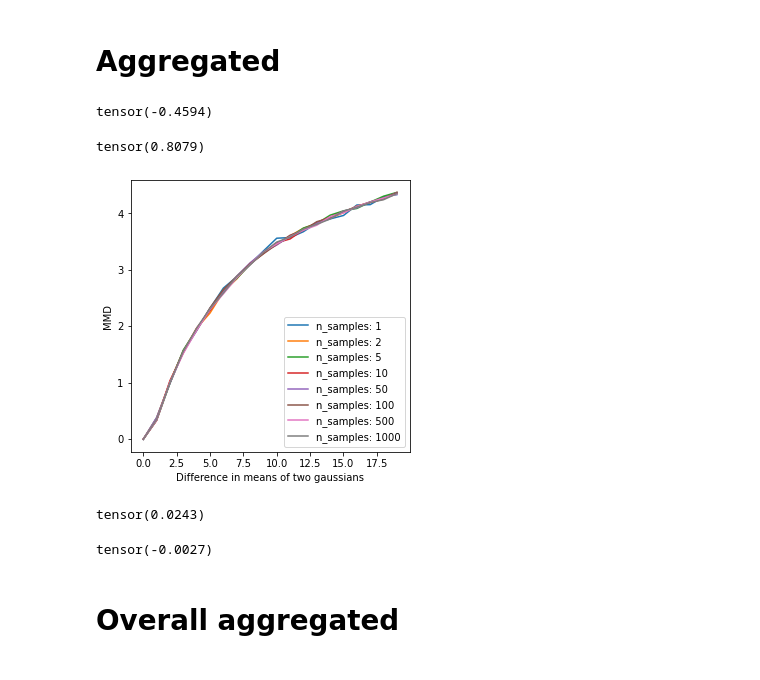
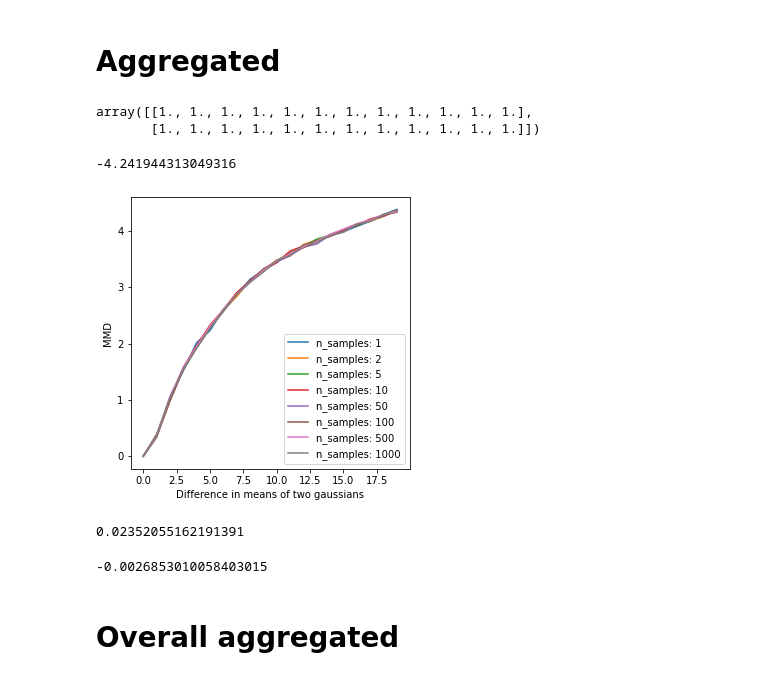
Before and after one commit to eltonpan/zeosyn_gen, a Jupyter notebook: visualize_pred.ipynb, the cells around one changed output. Saved outputs shown, nothing was run; the diff lists cells and outputs as text; code cells hidden in the pictures.

```diff
--- a/visualize_pred.ipynb
+++ b/visualize_pred.ipynb
@@ -255,52 +107,51 @@ def maximum_mean_discrepancy(x, y, kernel='rbf'):
+# %%
+a = np.array([[1., 1., 1., 1., 1., 1., 1., 1., 1., 1., 1., 1.],
+            #   [2., 2., 2., 2., 2., 2., 2., 2., 2., 2., 2., 2.],
+              ])
+np.concatenate([a, a], axis=0)
+# %% [output]
+array([[1., 1., 1., 1., 1., 1., 1., 1., 1., 1., 1., 1.],
+       [1., 1., 1., 1., 1., 1., 1., 1., 1., 1., 1., 1.]])
 # %%
 a = np.array([[1., 1., 1., 1., 1., 1., 1., 1., 1., 1., 1., 1.],
               [2., 2., 2., 2., 2., 2., 2., 2., 2., 2., 2., 2.],
-              [4., 4., 4., 4., 4., 4., 4., 4., 4., 4., 4., 4.],
-              [2., 2., 2., 2., 2., 2., 2., 2., 2., 2., 2., 2.],
-              [2., 2., 2., 2., 2., 2., 2., 2., 2., 2., 2., 2.],
-              [2., 2., 2., 2., 2., 2., 2., 2., 2., 2., 2., 2.],
+              ])
+b = np.array([[1., 1., 1., 1., 1., 1., 1., 1., 1., 1., 1., 1.],
               [2., 2., 2., 2., 2., 2., 2., 2., 2., 2., 2., 2.],
               ])
-maximum_mean_discrepancy(a, a[1:,:])
+maximum_mean_discrepancy(a, b)
 # %% [output]
-tensor(-0.4594)
+-4.241944313049316
-# %%
-a, b = np.random.randn(100*50 , 2), np.random.randn(2, 2)
-maximum_mean_discrepancy(a, b)
-# %% [output]
-tensor(0.8079)
 # %%
-# plt.figure(figsize=(5,5))
-# mmds_vs_n_samples = {}
-# for n_samples in [1, 2, 5, 10, 50, 100, 500, 1000]:
-#     mmds = []
-#     diffs = np.arange(0,20)
-#     for diff in diffs:
-#         a, b = np.random.randn(50*n_samples, 12)+1, np.random.randn(100, 12)+1+diff
-#         # mmds.append(maximum_mean_discrepancy(a, b, 'gaussian', sigmas = None))
-#         mmds.append(maximum_mean_discrepancy(a, b))
-#     # print('mmds:', mmds)
-#     mmds_vs_n_samples[n_samples] = mmds
-#     plt.plot(diffs, mmds, label=f'n_samples: {n_samples}')
+plt.figure(figsize=(5,5))
+mmds_vs_n_samples = {}
+for n_samples in [1, 2, 5, 10, 50, 100, 500, 1000]:
+    mmds = []
+    diffs = np.arange(0,20)
+    for diff in diffs:
+        a, b = np.random.randn(50*n_samples, 12)+1, np.random.randn(100, 12)+1+diff
+        mmds.append(maximum_mean_discrepancy(a, b))
+    mmds_vs_n_samples[n_samples] = mmds
+    plt.plot(diffs, mmds, label=f'n_samples: {n_samples}')
 
-# plt.legend()
-# plt.xlabel('Difference in means of two gaussians')
-# plt.ylabel('MMD')
-# plt.show()
+plt.legend()
+plt.xlabel('Difference in means of two gaussians')
+plt.ylabel('MMD')
+plt.show()
 # %% [output]
-[figure, old version]
+[figure, new version]
 # %%
 # compare predictions and true
-idxs = np.random.choice(syn_pred.index, size=30000) # sample points from predictions
-maximum_mean_discrepancy(np.array(syn_pred[dataset.ratio_names+dataset.cond_names].iloc[idxs], dtype=np.double), np.array(syn_true[dataset.ratio_names+dataset.cond_names], dtype=np.double))
+idxs = np.random.choice(syn_pred.index, size=10000) # sample points from predictions
+maximum_mean_discrepancy(syn_pred[dataset.ratio_names+dataset.cond_names].iloc[idxs], syn_true[dataset.ratio_names+dataset.cond_names])
 # %% [output]
-tensor(0.0243)
+0.02352055162191391
 # %%
 # compare predictions with itself - should be 0.
-p = np.array(syn_true[dataset.ratio_names+dataset.cond_names], dtype=np.double)
+p = np.array(syn_true[dataset.ratio_names+dataset.cond_names])
 maximum_mean_discrepancy(p, p)
 # %% [output]
-tensor(-0.0027)
+-0.0026853010058403015
 # %% [markdown]
 # Overall aggregated
 # %%
```
Also changed, not shown: parts of 6 cells of this notebook, 4 other files.
